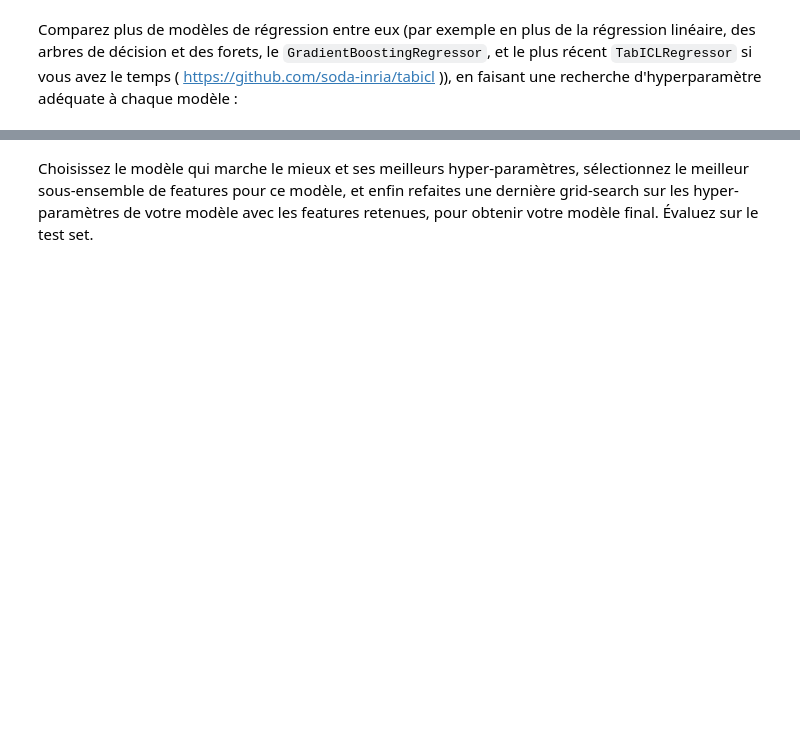
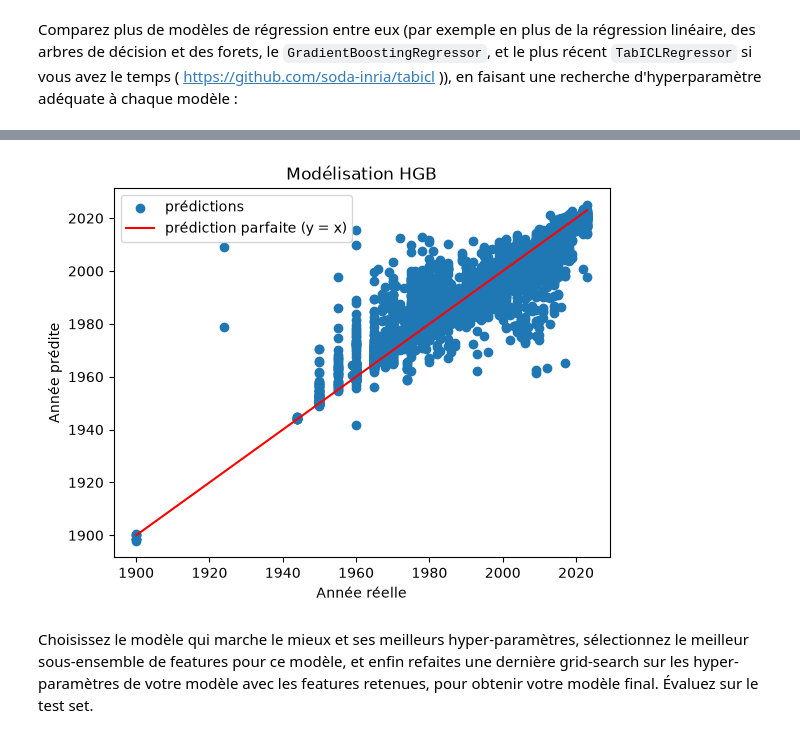
Before and after one commit to srcccninta/ML1, a Jupyter notebook: Notebooks/ML12_GridSearch_RandomForest.ipynb, the cells around one changed output, grey strips where cells are left out. Cells and saved outputs as stored; diff of their text form; code cells hidden in the pictures; blank space fills up the shorter version.

Commit message:
Did HistGradientBoost

```diff
--- a/Notebooks/ML12_GridSearch_RandomForest.ipynb
+++ b/Notebooks/ML12_GridSearch_RandomForest.ipynb
@@ -485,0 +521,23 @@ Comparez plus de modèles de régression entre eux (par exemple en plus de la r
+# %%
+#HistGradientBoostingRegressor
+transformer_hgb = ColumnTransformer([
+     ("num", "passthrough", num_var),
+     ("cat", OrdinalEncoder(max_categories=250 ,handle_unknown='use_encoded_value', unknown_value=-1), cat_var)
+])
+
+cat_positions = list(range(len(num_var), len(num_var) + len(cat_var)))
+
+pipe_hgb = Pipeline([
+    ("prep", transformer_hgb),
+    ("hgb", HistGradientBoostingRegressor(categorical_features=cat_positions, max_iter=1000, random_state=28)),
+])
+
+param_hgb = {
+    'hgb__learning_rate': sp.loguniform(0.03, 0.06),
+    'hgb__max_leaf_nodes': [127, 255, 511],
+    'hgb__l2_regularization': [0, 2.5, 5],
+    'hgb__min_samples_leaf': [2, 3, 5]
+}
+
+model_HGB = RandomizedSearchCV(pipe_hgb, param_hgb, cv=5, scoring='neg_root_mean_squared_error', n_jobs=-1, return_train_score=True, random_state=28, n_iter =30)
+model_HGB.fit(X_train, y_train)
@@ -486,3 +632,18 @@ Comparez plus de modèles de régression entre eux (par exemple en plus de la r
+# %%
+#Calcul des prédictions :
+y_predHGB = model_HGB.predict(X_test)
+
+# Visualisation des prédictions.
+plt.scatter(y_test, y_predHGB, label='prédictions')
+lims = [y_test.min(), y_test.max()]
+plt.plot(lims, lims, 'r', label='prédiction parfaite (y = x)')
+plt.legend()
+plt.xlabel('Année réelle')
+plt.ylabel('Année prédite')
+plt.title('Modélisation HGB')
+plt.show()
+# %% [output]
+[figure, added]
 # %% [markdown]
 Choisissez le modèle qui marche le mieux et ses meilleurs hyper-paramètres, sélectionnez le meilleur sous-ensemble de features pour ce modèle, et enfin refaites une dernière grid-search sur les hyper-paramètres de votre modèle avec les features retenues, pour obtenir votre modèle final. Évaluez sur le test set.
 # %%
```
Also changed, not shown: parts of 19 cells of this notebook.
